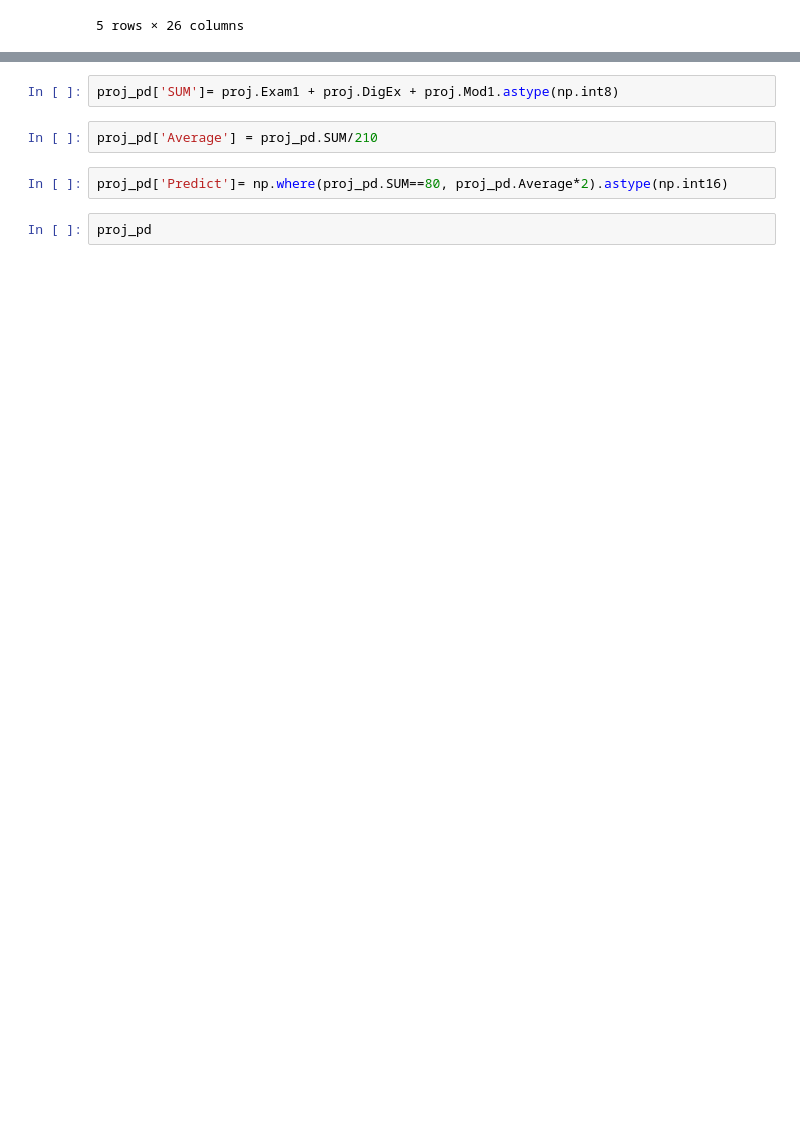
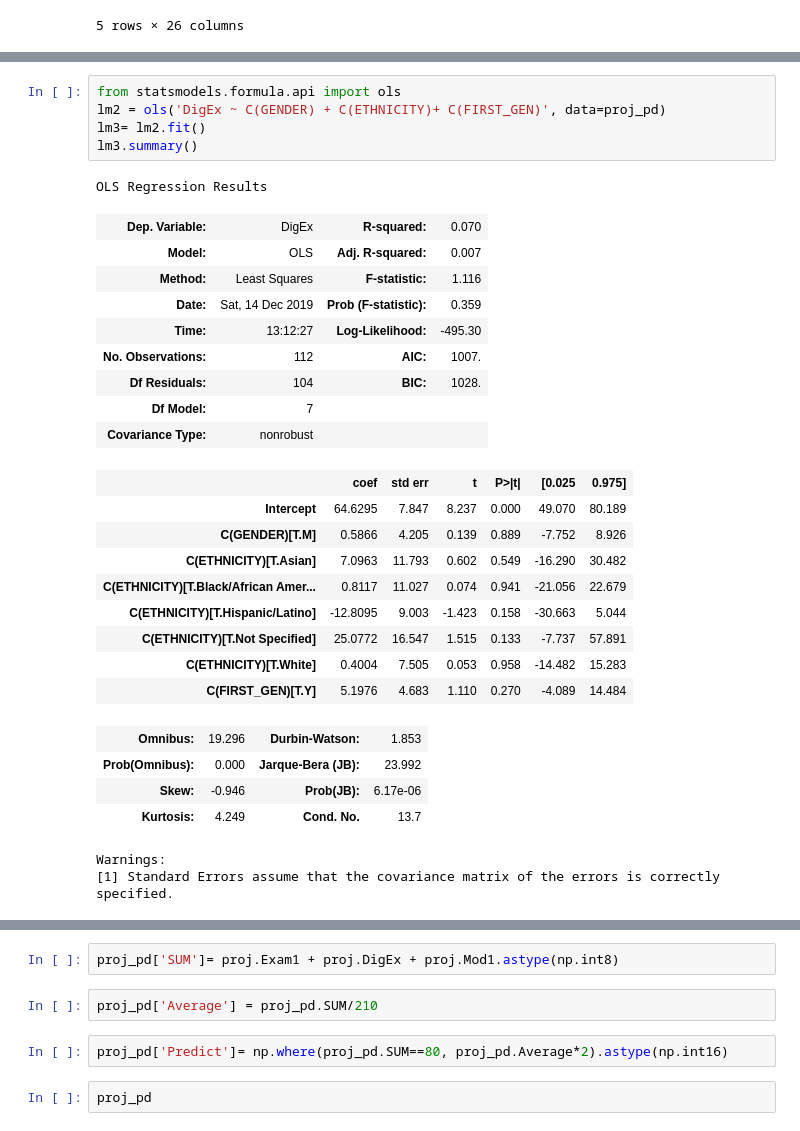
Before and after one commit to ahabtemichael/uri_csc593, a Jupyter notebook: homework/Assignment 7.ipynb, the cells around one changed output, grey strips where cells are left out. Drawn from its saved outputs; the diff is of its cells as text; blank space fills up the shorter version.

```diff
--- a/homework/Assignment 7.ipynb
+++ b/homework/Assignment 7.ipynb
@@ -52,0 +80,31 @@ proj_pd.head()
+# %%
+from statsmodels.formula.api import ols
+lm2 = ols('DigEx ~ C(GENDER) + C(ETHNICITY)+ C(FIRST_GEN)', data=proj_pd)
+lm3= lm2.fit()
+lm3.summary()
+# %% [output]
+OLS Regression Results
+| Dep. Variable: | DigEx | R-squared: | 0.070 |
+| Model: | OLS | Adj. R-squared: | 0.007 |
+| Method: | Least Squares | F-statistic: | 1.116 |
+| Date: | Sat, 14 Dec 2019 | Prob (F-statistic): | 0.359 |
+| Time: | 13:12:27 | Log-Likelihood: | -495.30 |
+| No. Observations: | 112 | AIC: | 1007. |
+| Df Residuals: | 104 | BIC: | 1028. |
+| Df Model: | 7 |  |  |
+| Covariance Type: | nonrobust |  |  |
+|  | coef | std err | t | P>|t| | [0.025 | 0.975] |
+| Intercept | 64.6295 | 7.847 | 8.237 | 0.000 | 49.070 | 80.189 |
+| C(GENDER)[T.M] | 0.5866 | 4.205 | 0.139 | 0.889 | -7.752 | 8.926 |
+| C(ETHNICITY)[T.Asian] | 7.0963 | 11.793 | 0.602 | 0.549 | -16.290 | 30.482 |
+| C(ETHNICITY)[T.Black/African Amer... | 0.8117 | 11.027 | 0.074 | 0.941 | -21.056 | 22.679 |
+| C(ETHNICITY)[T.Hispanic/Latino] | -12.8095 | 9.003 | -1.423 | 0.158 | -30.663 | 5.044 |
+| C(ETHNICITY)[T.Not Specified] | 25.0772 | 16.547 | 1.515 | 0.133 | -7.737 | 57.891 |
+| C(ETHNICITY)[T.White] | 0.4004 | 7.505 | 0.053 | 0.958 | -14.482 | 15.283 |
+| C(FIRST_GEN)[T.Y] | 5.1976 | 4.683 | 1.110 | 0.270 | -4.089 | 14.484 |
+| Omnibus: | 19.296 | Durbin-Watson: | 1.853 |
+| Prob(Omnibus): | 0.000 | Jarque-Bera (JB): | 23.992 |
+| Skew: | -0.946 | Prob(JB): | 6.17e-06 |
+| Kurtosis: | 4.249 | Cond. No. | 13.7 |
+Warnings:
+[1] Standard Errors assume that the covariance matrix of the errors is correctly specified.
```
Also changed, not shown: parts of 5 cells of this notebook, 3 other files.
